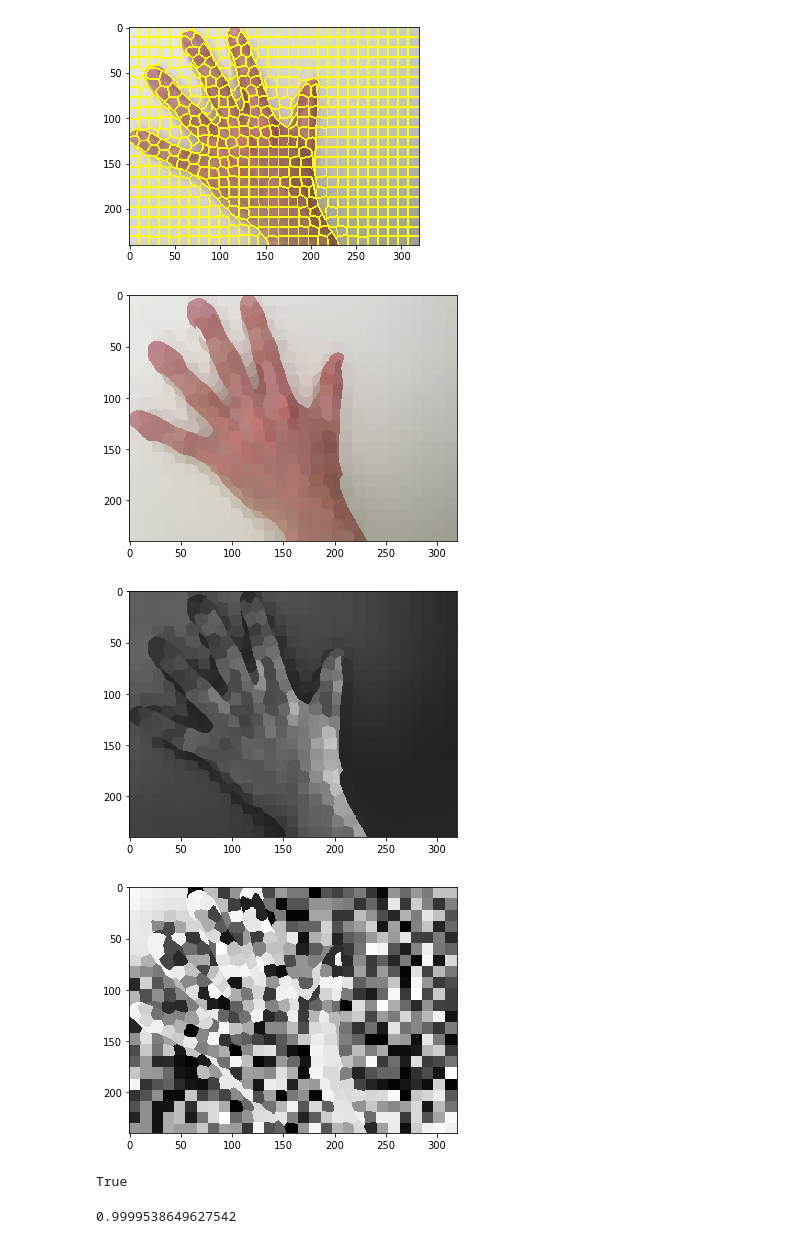
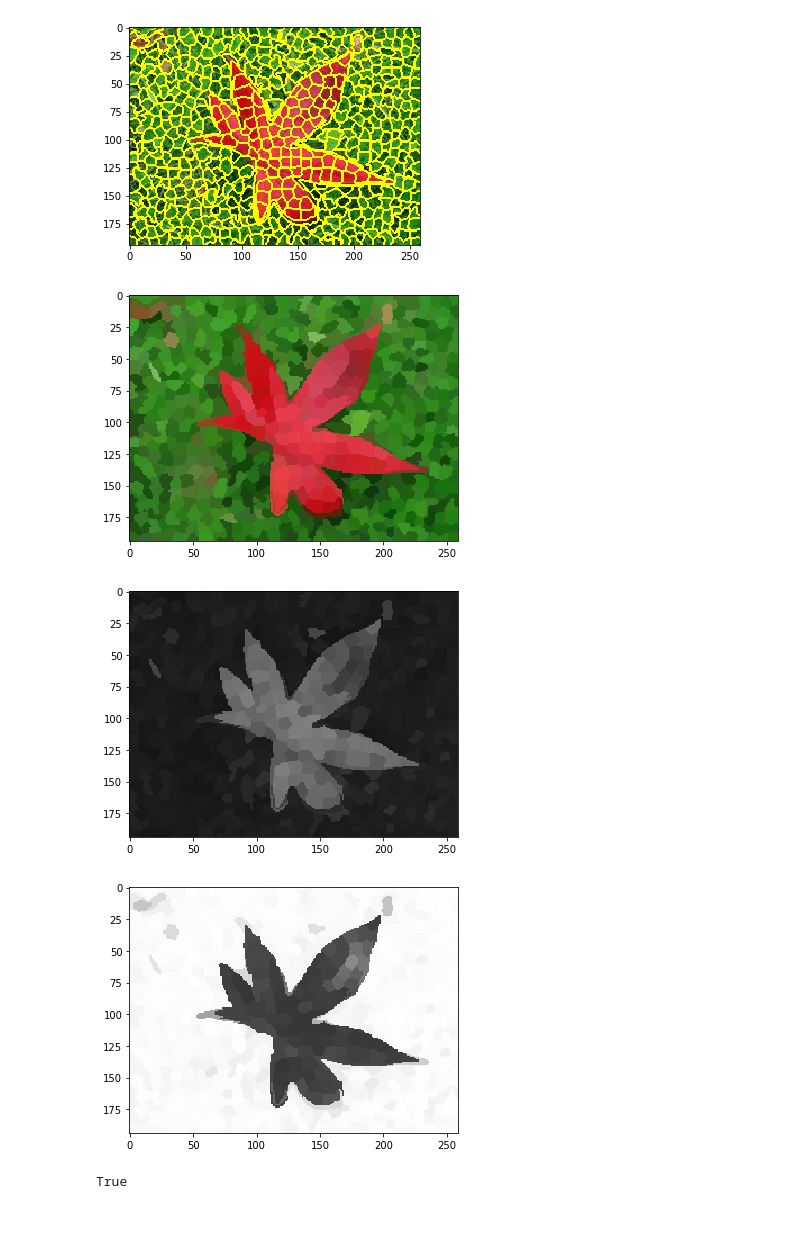
Before and after one commit to deepaksinghcv/Contrast-Based-Filtering-for-Salient-Region-Detection, a Jupyter notebook: code/src/Super_pixels.ipynb, the cells around one changed output. Saved outputs shown, nothing was run; the diff lists cells and outputs as text; code cells hidden in the pictures.

Commit message:
modified normalizing
updated normalizing factors in uniqueness and distribution assignment.

```diff
--- a/code/src/Super_pixels.ipynb
+++ b/code/src/Super_pixels.ipynb
@@ -125,17 +125,17 @@ def abstract(i):
 # cv2.imwrite('image_copy.jpg',(image_copy * 255).astype('uint8'))
 # %%
 from skimage import io
-image=io.imread('hands1.jpg')
+image=io.imread('flower.jpg')
 image_uniqueness=np.zeros((image.shape[0],image.shape[1],3))
 image_distribution=np.zeros((image.shape[0],image.shape[1],3))
 
 colors=[]
 positions=[]
 colors,positions,seg,d_p,o,d_u = abstract(image)
 io.imshow(o)
 io.show()
 #d_u
 # %% [output]
-[figure, old version]
+[figure, new version]
-[figure, old version]
+[figure, new version]
 # %%
@@ -212,19 +243,15 @@ for i in range(len(d_p)):
         row=d_p[i][k][0]
         col=d_p[i][k][1]
         image_uniqueness[row,col]=Uniqueness[i]
-        image_distribution[row,col]=dist[i]
-io.imshow(image_uniqueness/255,cmap='gray')
+        image_distribution[row,col]=dist_norm[i]
+io.imshow(image_uniqueness,cmap='gray')
 io.show()
-io.imshow(255-np.uint8(image_distribution*255))
+io.imshow(image_distribution,cmap='gray')
 io.show()
-cv2.imwrite('dis.jpg',255-np.uint8(image_distribution*255))
-cv2.imwrite('un.jpg',image_uniqueness)
+cv2.imwrite('dis.jpg',image_distribution*255)
+cv2.imwrite('un.jpg',image_uniqueness*255)
 # %% [output]
-[figure, old version]
+[figure, new version]
-[figure, old version]
+[figure, new version]
 True
-# %%
-wp(colors[0],colors[1])
-# %% [output]
-0.9999538649627542
 # %%
```
Also changed, not shown: parts of 5 cells of this notebook.
